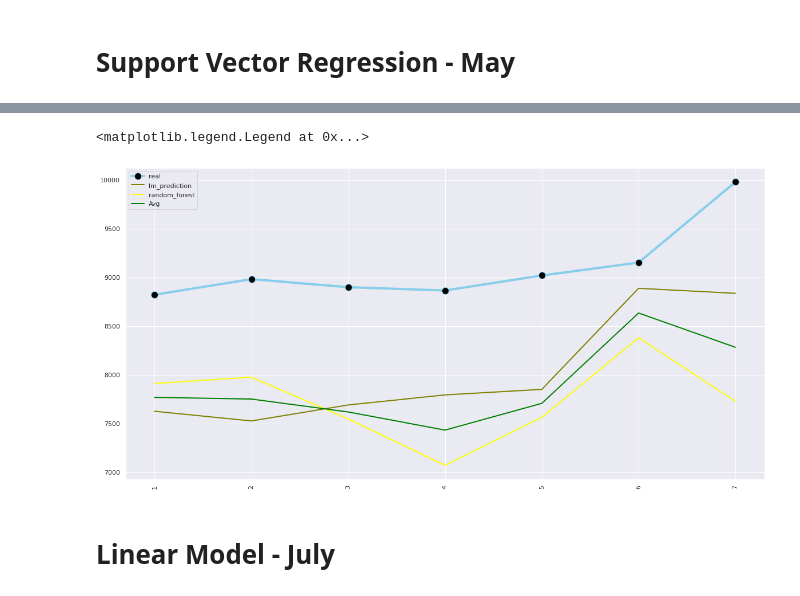
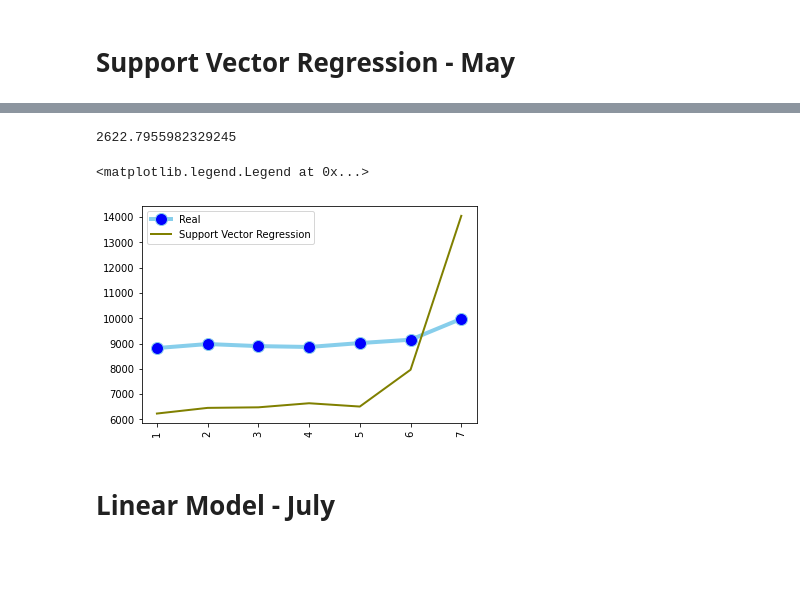
Before and after one commit to DonaldTurton/iLab2, a Jupyter notebook: Mdoelling_1.ipynb, the cells around one changed output, grey strips where cells are left out. Cells and saved outputs as stored; diff of their text form; code cells hidden in the pictures; blank space fills up the shorter version.

```diff
--- a/Mdoelling_1.ipynb
+++ b/Mdoelling_1.ipynb
@@ -506,5 +454,3 @@ y_pred_may_svr
 # %%
 # merge the prediction and actual data frames
 merge_may = merge_may.merge(y_pred_may_svr, on='index', how='left')
-# %%
-merge_may.columns = ['lm_prediction', 'index', 'real', 'lasso_prediction', 'svr_prediction']
@@ -511,4 +468,6 @@ merge_may.columns = ['lm_prediction', 'index', 'real', 'lasso_prediction', 'svr_
+# %%
+merge_may.columns = ['Real', 'index', 'Random Forest', 'Linear Regression', 'Support Vector Regression']
 # %%
-merge_may['Avg'] = (merge_may['lm_prediction'] + merge_may['random_forest']) / 2
+#merge_may['Avg'] = (merge_may['lm_prediction'] + merge_may['random_forest']) / 2
 
-merge_may
+#merge_may
@@ -524,6 +473,0 @@ merge_may
-# %%
-# Merge Donald's RF prediction into the same plot
-PredictionVSactual.columns = ['real', 'random_forest']
-
-merge_may = merge_may.merge(PredictionVSactual, on='real', how='left')
-merge_may
@@ -539,17 +474,18 @@ merge_may
+# %%
+MSE = mean_squared_error(y_true = merge_may.Real, y_pred = merge_may['Support Vector Regression'])
+np.sqrt(MSE)
+# %% [output]
+2622.7955982329245
 # %%
 # Plot the predicted vs actual in matplot lib
 import matplotlib.pyplot as plt
-plt.plot( 'index', 'real', data=merge_may, marker='o', markerfacecolor='black', markersize=12, color='skyblue', linewidth=4)
-plt.plot( 'index', 'lm_prediction', data=merge_may, marker='', color='olive', linewidth=2)
-#plt.plot( 'index', 'lasso_prediction', data=merge_may, marker='', color='red', linewidth=2)
-#plt.plot( 'index', 'svr_prediction', data=merge_may, marker='', color='green', linewidth=2)
-plt.plot( 'index', 'random_forest', data=merge_may, marker='', color='yellow', linewidth=2)
-plt.plot( 'index', 'Avg', data=merge_may, marker='', color='green', linewidth=2)
+plt.plot( 'index', 'Real', data=merge_may, marker='o', markerfacecolor='blue', markersize=12, color='skyblue', linewidth=4)
+plt.plot( 'index', 'Support Vector Regression', data=merge_may, marker='', color='olive', linewidth=2)
 plt.xticks(rotation='vertical')
 plt.legend()
 # %% [output]
 <matplotlib.legend.Legend at 0x...>
-[figure, old version]
+[figure, new version]
 # %% [markdown]
 # Linear Model - July
 # %%
```
Also changed, not shown: parts of 18 cells of this notebook.
